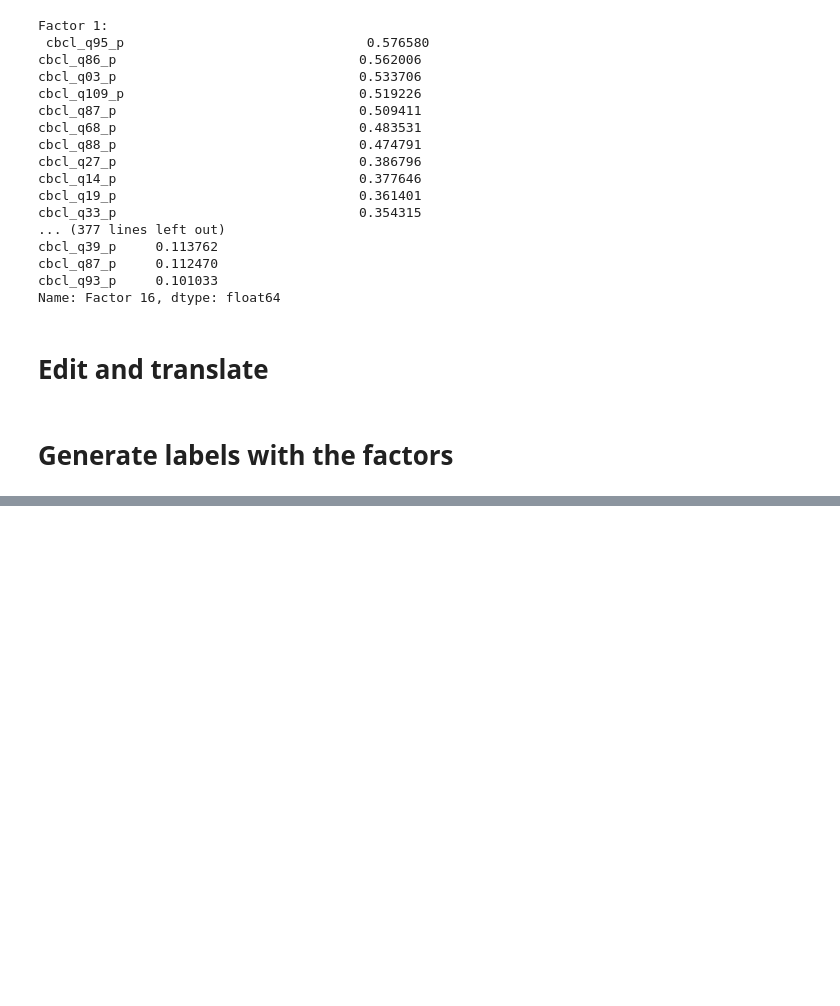
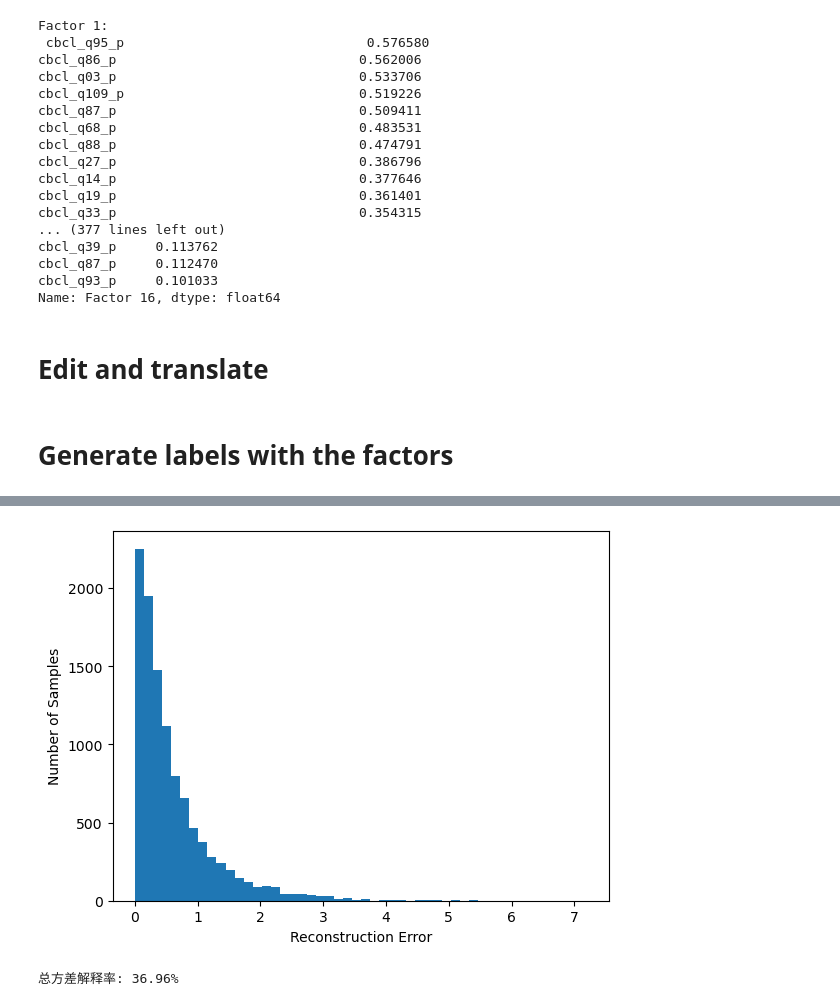
Before and after one commit to ReveRoyl/ABCD_tabular_data_analysis, a Jupyter notebook: trail_tsne_RF/factor analysis/EFA_previous twins.ipynb, the cells around one changed output, grey strips where cells are left out. Drawn from its saved outputs; the diff is of its cells as text; code cells hidden in the pictures; blank space fills up the shorter version.

```diff
--- a/trail_tsne_RF/factor analysis/EFA_previous twins.ipynb
+++ b/trail_tsne_RF/factor analysis/EFA_previous twins.ipynb
@@ -601,0 +2068,2 @@ NameError: name 'factor_scores_df' is not defined
+# %%
+X_train, X_test, y_train, y_test = train_test_split(data, target.iloc[:,1], test_size=0.2)
@@ -601,0 +2221,21 @@ NameError: name 'factor_scores_df' is not defined
+# %%
+import numpy as np
+import pandas as pd
+from sklearn.model_selection import train_test_split
+# load data and drop the first column and the subject id
+data = pd.read_csv(r"G:/ABCD/data/mri_y_rsfmr_cor_gp_aseg.csv")
+# only keep eventname = baseline_year_1_arm_1
+data = data[data['eventname'] == 'baseline_year_1_arm_1'].drop(columns=['eventname']).dropna()
+
+# labels = pd.read_csv(r'G:\ABCD\script\trail\trail_tsne_RF\factor analysis\output\NA\EFA.csv').iloc[:, 1:]
+labels = pd.read_csv(r'G:/ABCD/data/mh_p_cbcl.csv')
+# only keep the  column.('cbcl_scr_syn_anxdep_t')
+labels = labels[labels['eventname'] == 'baseline_year_1_arm_1'].drop(columns=['eventname'])
+labels = labels[['src_subject_id', 'cbcl_scr_syn_anxdep_t']].dropna()
+
+# only keep the subjects that have labels
+data = data[data['src_subject_id'].isin(labels["src_subject_id"])]
+labels = labels[labels['src_subject_id'].isin(data["src_subject_id"])]
+
+data = data.drop(columns=['src_subject_id'])
+labels = labels.drop(columns=['src_subject_id'])
@@ -601,0 +2274,5 @@ NameError: name 'factor_scores_df' is not defined
+# %%
+# 使用条件语句将 'cbcl_scr_syn_anxdep_t' 列的值重新分类
+labels['cbcl_scr_syn_anxdep_t'] = labels['cbcl_scr_syn_anxdep_t'].apply(
+    lambda x: 0 if x <= 50 else (1 if x <= 64 else 2)
+)
@@ -601,0 +2576,2 @@ NameError: name 'factor_scores_df' is not defined
+# %%
+qns = pd.read_csv(r'G:\ABCD\script\trail/trail_tsne_RF/factor analysis/output/NA/data_cleaned.csv')
@@ -601,0 +2756,32 @@ NameError: name 'factor_scores_df' is not defined
+# %%
+import matplotlib.pyplot as plt
+
+# Compute reconstruction error for each sample
+model.eval()
+with torch.no_grad():
+    reconstructed = model(torch.tensor(X_scaled, dtype=torch.float32))
+    mse = nn.MSELoss(reduction='none')
+    reconstruction_error = mse(reconstructed, torch.tensor(X_scaled, dtype=torch.float32)).mean(dim=1).numpy()
+
+plt.hist(reconstruction_error, bins=50)
+plt.xlabel('Reconstruction Error')
+plt.ylabel('Number of Samples')
+plt.show()
+# %% [output]
+[figure, added]
+# %%
+import numpy as np
+
+# 原始数据的总方差
+total_variance = np.var(X_scaled, axis=0).sum()
+
+# 计算每个因子贡献的方差
+# 通过重建数据的方差贡献，计算解释率
+reconstruction_variance = np.var(reconstructed.numpy(), axis=0).sum()
+
+# 计算方差解释率
+explained_variance_ratio = reconstruction_variance / total_variance
+
+print(f"总方差解释率: {explained_variance_ratio:.2%}")
+# %% [output]
+总方差解释率: 36.96%
```
Also changed, not shown: parts of 166 cells of this notebook, 37 other files.
